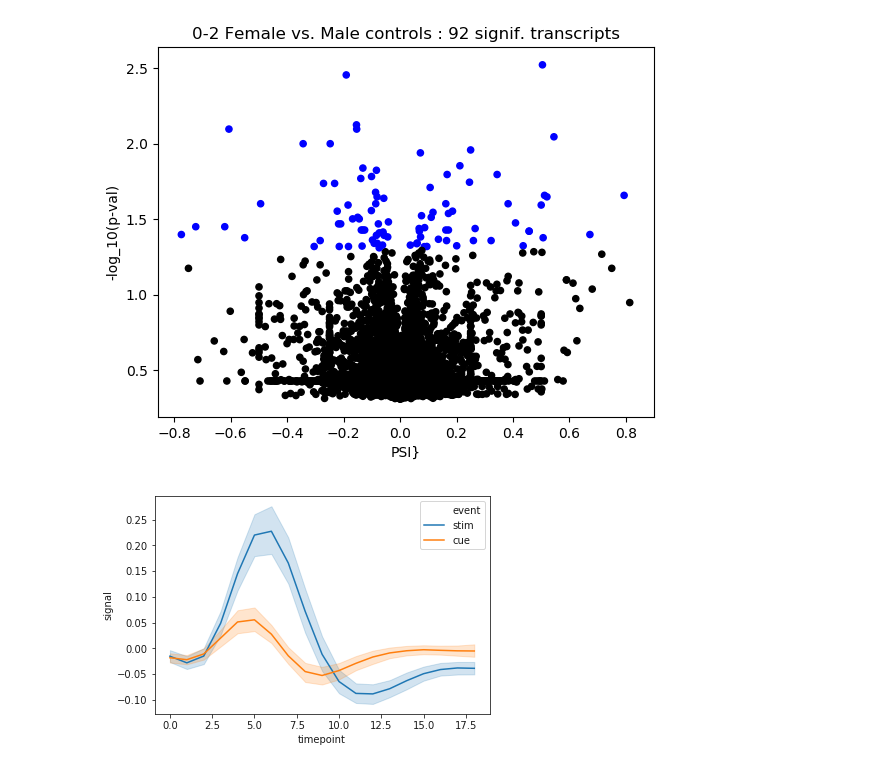
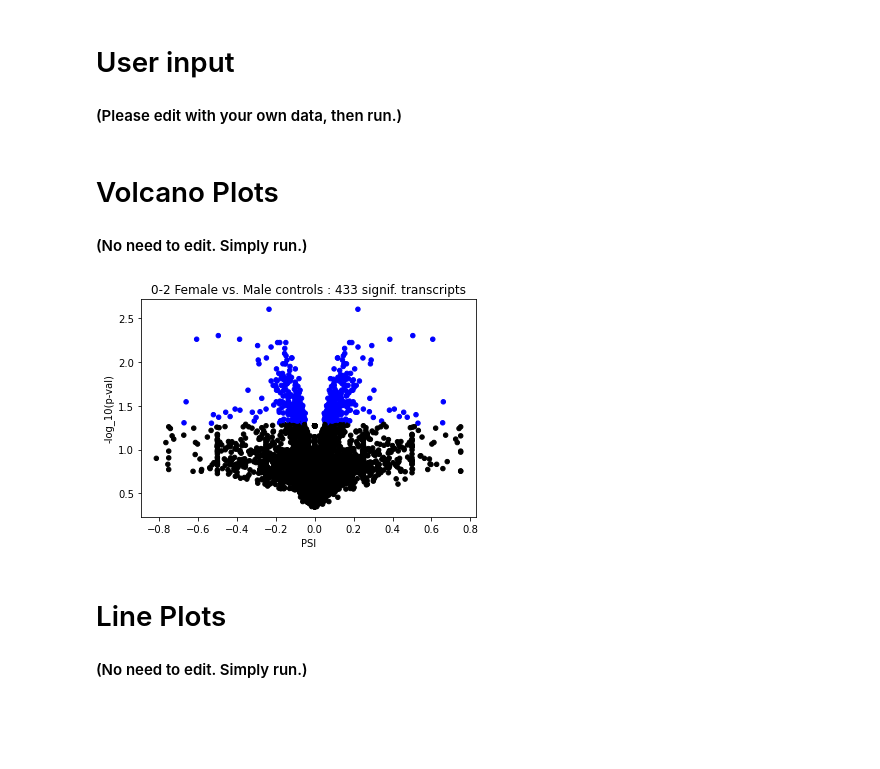
Before and after one commit to ashleymaeconard/time2splice, a Jupyter notebook: scripts/rna/8_plots_splicing_time.ipynb, the cells around one changed output. Saved outputs shown, nothing was run; the diff lists cells and outputs as text; code cells hidden in the pictures; blank space fills up the shorter version.

```diff
--- a/scripts/rna/8_plots_splicing_time.ipynb
+++ b/scripts/rna/8_plots_splicing_time.ipynb
@@ -30,13 +20,43 @@ df["nlog10_pval"] = -np.log10(df["clampRNAi_iso_events-control_iso_events_p-val"
+# %% [markdown]
+# User input
+#### (Please edit with your own data, then run.)
+# %%
+#### User input ####
+# Volcano Plot Inputs
+RESULTS_VOL = "/data/compbio/aconard/splicing_pj/results/suppa_results_ncbi_trans/"
+INPUTFILE_PSI = RESULTS_VOL+"/merged_0-2_cf_cm/clampRNAi_diffSplice.dpsi"
+INPUTFILE_DTU = RESULTS_VOL+"/merged_0-2_cf_cm/clampRNAi_diffSplice_iso_dtu.dpsi"
+MEASURE = "PSI" #"DPSI"
+OUTPUT_NAME = "0-2_cf_cm"
+VOL_TITLE_PLOT = "0-2 Female vs. Male controls" # clamp RNAi vs.
+
+# Lineplot timepoints
+INPUTDIR_LINE = "/data/compbio/aconard/splicing_pj/splicing/suppa_results/final_matrices/"
+LINE_TITLE_PLOT = "Timeseries Line Plot Across Categories"
+TP_1 = INPUTDIR_LINE+"/df9_0_2_psi.tsv" # df9_0_2_dtu.tsv # First timepoint
+TIME1_NAME = 0 # actual time point
+TP_2 = INPUTDIR_LINE+"/df9_2_4_psi.tsv" # df9_2_4_dtu.tsv # Second timepoint
+TIME2_NAME = 2 # actual time point
+
+OUTDIR = "/tmp/"
+####
+# %% [markdown]
+# Volcano Plots
+#### (No need to edit. Simply run.)
 # %%
+# Volcano plots
+df = pd.read_csv(INPUTFILE_DTU, sep="\t")
+df["nlog10_pval"] = -np.log10(df[df.columns[1]])
+
 cols = np.where(df["nlog10_pval"]>=1.301029995664,'b','k')
-df.plot.scatter(c = cols, x='clampRNAi_iso_events-control_iso_events_dPSI',
+df.plot.scatter(c = cols, x=df.columns[0],
                    y='nlog10_pval')
 
-plt.title('%s : %s signif. transcripts'%(TITLE_PLOT, cols.tolist().count('b')))
+plt.title('%s : %s signif. transcripts'%(VOL_TITLE_PLOT, cols.tolist().count('b')))
 plt.xlabel(MEASURE)
 plt.ylabel('-log_10(p-val)')
 
 # Show graphic
-plt.savefig(OUTDIR+"/"+TITLE_OUTPUT+"_volcano.pdf")
+plt.savefig(OUTDIR+"/"+OUTPUT_NAME+"_volcano.pdf")
 # %% [output]
-[figure, old version]
+[figure, new version]
@@ -49,4 +62,0 @@ fmri = sns.load_dataset("fmri")
-# %%
-axa = sns.lineplot(x="timepoint", y="signal", hue="event", data=fmri)
-# %% [output]
-[figure, removed]
@@ -81 +63,4 @@ df9_2_4_dtu.index.name = None
+# %% [markdown]
+# Line Plots
+#### (No need to edit. Simply run.)
 # %%
```
Also changed, not shown: parts of 10 cells of this notebook.
